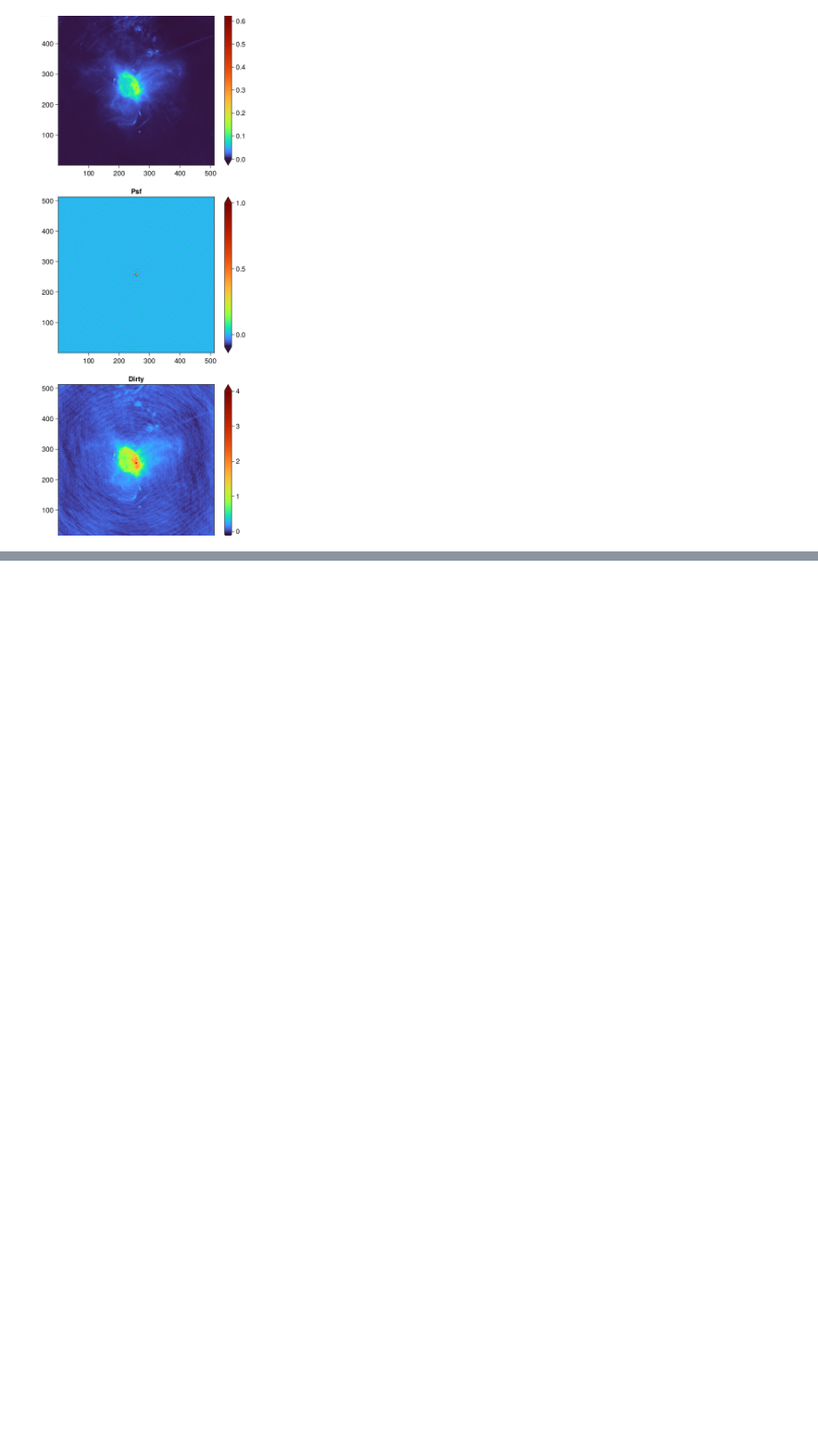
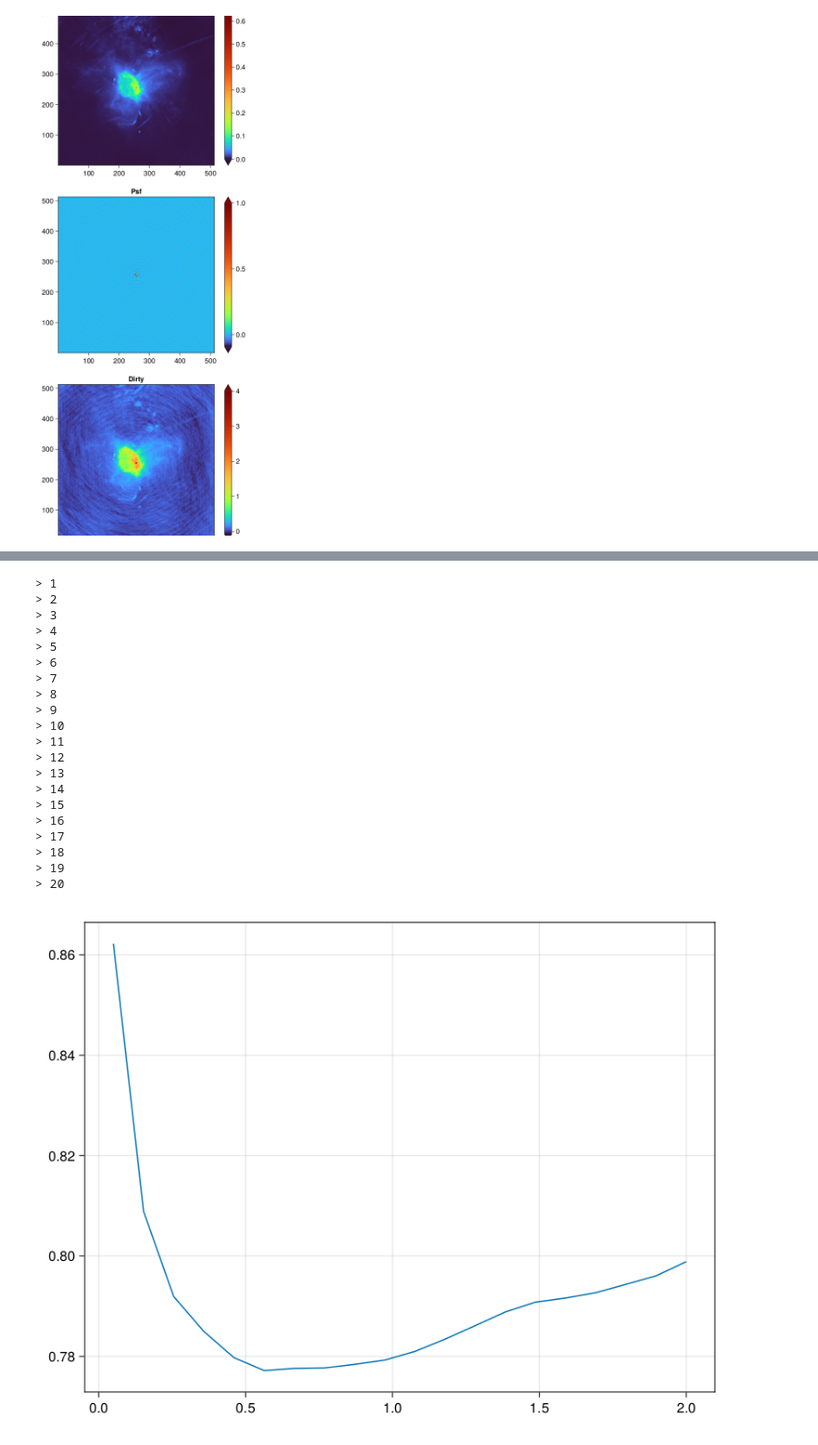
Before and after one commit to andferrari/DeconvMultiStep.jl, a Jupyter notebook: notebooks/Tuning.ipynb, the cells around one changed output, grey strips where cells are left out. Shown at 93% size. Saved outputs shown, nothing was run; the diff lists cells and outputs as text; code cells hidden in the pictures; blank space fills up the shorter version.

```diff
--- a/notebooks/Tuning.ipynb
+++ b/notebooks/Tuning.ipynb
@@ -50,11 +50,31 @@ fig = plot_deconv(dirty, sky, i_e, mse, titles)
 # %%
 η = compute_step(psf)
 λ_pl = LinRange(5e-2, 2.0, 20)
 mse = similar(λ_pl)
 for (k, λ) in enumerate(λ_pl)
     println("> $k")
-    i_e = fista(psf, dirty, λ, 200; η = η)
+    i_e = fista(psf, dirty, λ, 100; η = η)
     mse[k] = norm((sky - i_e))
 end
-
-lines(λ_pl, mse)
+# %% [output]
+> 1
+> 2
+> 3
+> 4
+> 5
+> 6
+> 7
+> 8
+> 9
+> 10
+> 11
+> 12
+> 13
+> 14
+> 15
+> 16
+> 17
+> 18
+> 19
+> 20
+[figure, added]
```
Also changed, not shown: parts of 3 cells of this notebook, 2 other files.
